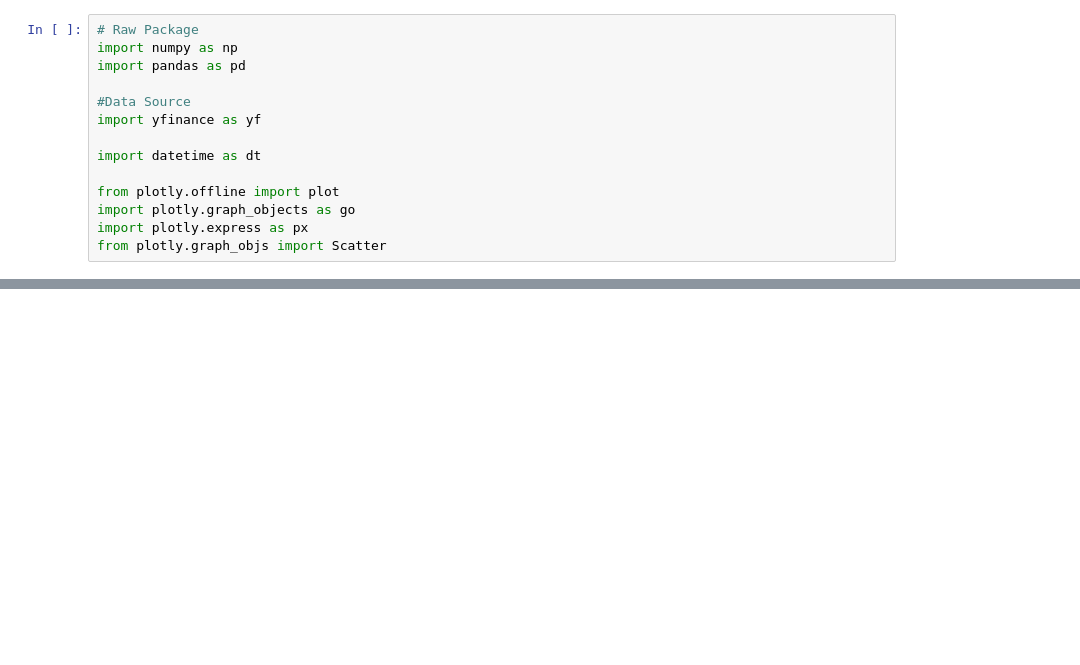
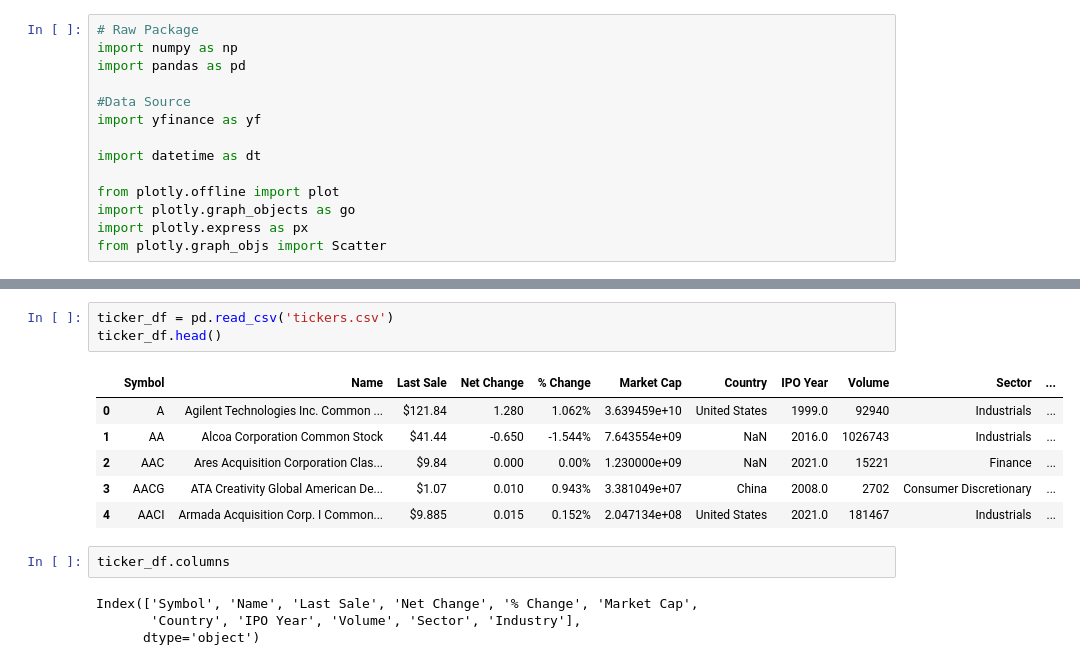
Before and after one commit to Kumar-laxmi/Stock-Prediction-System-Application, a Jupyter notebook: Machine-Learning/Stock Market Prediction.ipynb, the cells around one changed output, grey strips where cells are left out. Cells and saved outputs as stored; diff of their text form; blank space fills up the shorter version.

```diff
--- a/Machine-Learning/Stock Market Prediction.ipynb
+++ b/Machine-Learning/Stock Market Prediction.ipynb
@@ -107,0 +19,16 @@ fig.show()
+# %%
+ticker_df = pd.read_csv('tickers.csv')
+ticker_df.head()
+# %% [output]
+|  | Symbol | Name | Last Sale | Net Change | % Change | Market Cap | Country | IPO Year | Volume | Sector | ... |
+| 0 | A | Agilent Technologies Inc. Common ... | $121.84 | 1.280 | 1.062% | 3.639459e+10 | United States | 1999.0 | 92940 | Industrials | ... |
+| 1 | AA | Alcoa Corporation Common Stock | $41.44 | -0.650 | -1.544% | 7.643554e+09 | NaN | 2016.0 | 1026743 | Industrials | ... |
+| 2 | AAC | Ares Acquisition Corporation Clas... | $9.84 | 0.000 | 0.00% | 1.230000e+09 | NaN | 2021.0 | 15221 | Finance | ... |
+| 3 | AACG | ATA Creativity Global American De... | $1.07 | 0.010 | 0.943% | 3.381049e+07 | China | 2008.0 | 2702 | Consumer Discretionary | ... |
+| 4 | AACI | Armada Acquisition Corp. I Common... | $9.885 | 0.015 | 0.152% | 2.047134e+08 | United States | 2021.0 | 181467 | Industrials | ... |
+# %%
+ticker_df.columns
+# %% [output]
+Index(['Symbol', 'Name', 'Last Sale', 'Net Change', '% Change', 'Market Cap',
+       'Country', 'IPO Year', 'Volume', 'Sector', 'Industry'],
+      dtype='object')
```
Also changed, not shown: parts of 9 cells of this notebook, 7 other files.
